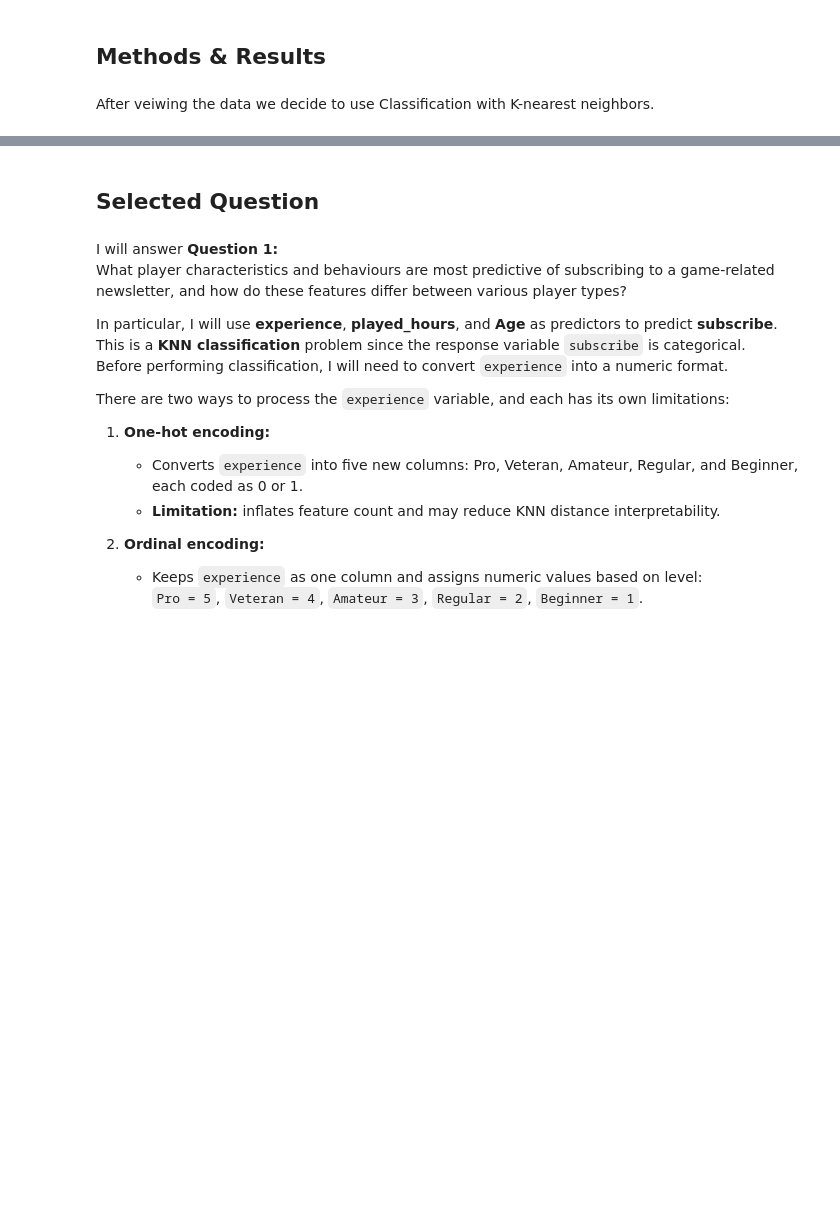
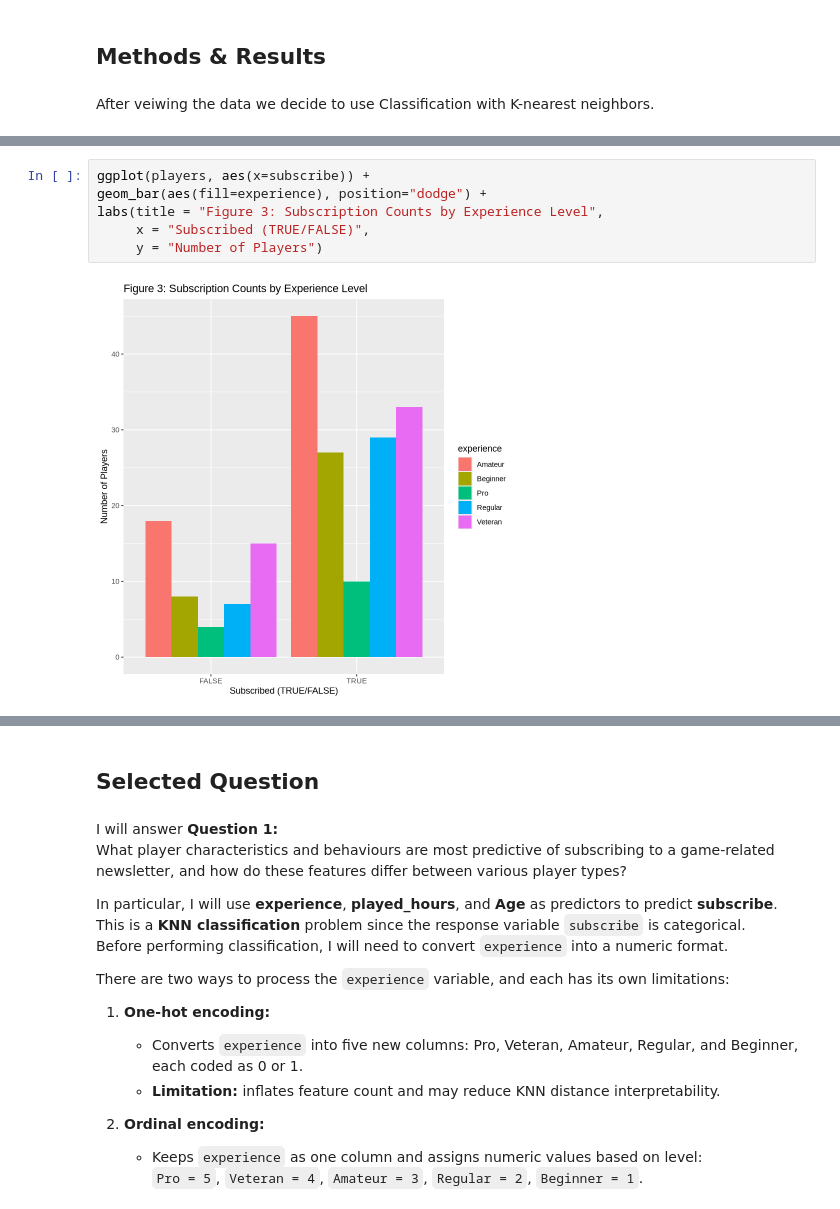
Before and after one commit to lsqolivia/Final-Report-34, a Jupyter notebook: dsci project-34 (7).ipynb, the cells around one changed output, grey strips where cells are left out. Drawn from its saved outputs; the diff is of its cells as text; blank space fills up the shorter version.

```diff
--- a/dsci project-34 (7).ipynb
+++ b/dsci project-34 (7).ipynb
@@ -223,0 +146,8 @@ make a plot that x is k and y is accuracy to get k.
+# %%
+ggplot(players, aes(x=subscribe)) +
+geom_bar(aes(fill=experience), position="dodge") +
+labs(title = "Figure 3: Subscription Counts by Experience Level",
+     x = "Subscribed (TRUE/FALSE)",
+     y = "Number of Players")
+# %% [output]
+[figure, added]
```
Also changed, not shown: parts of 59 cells of this notebook.
